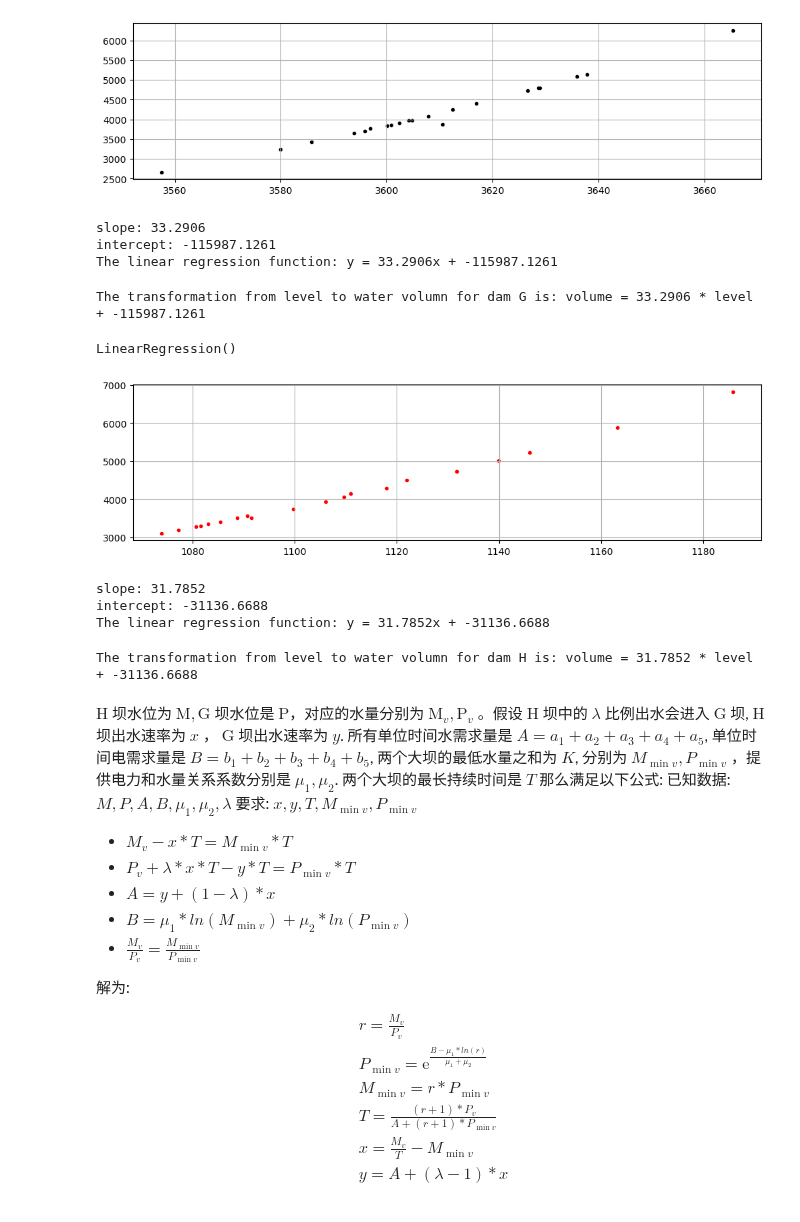
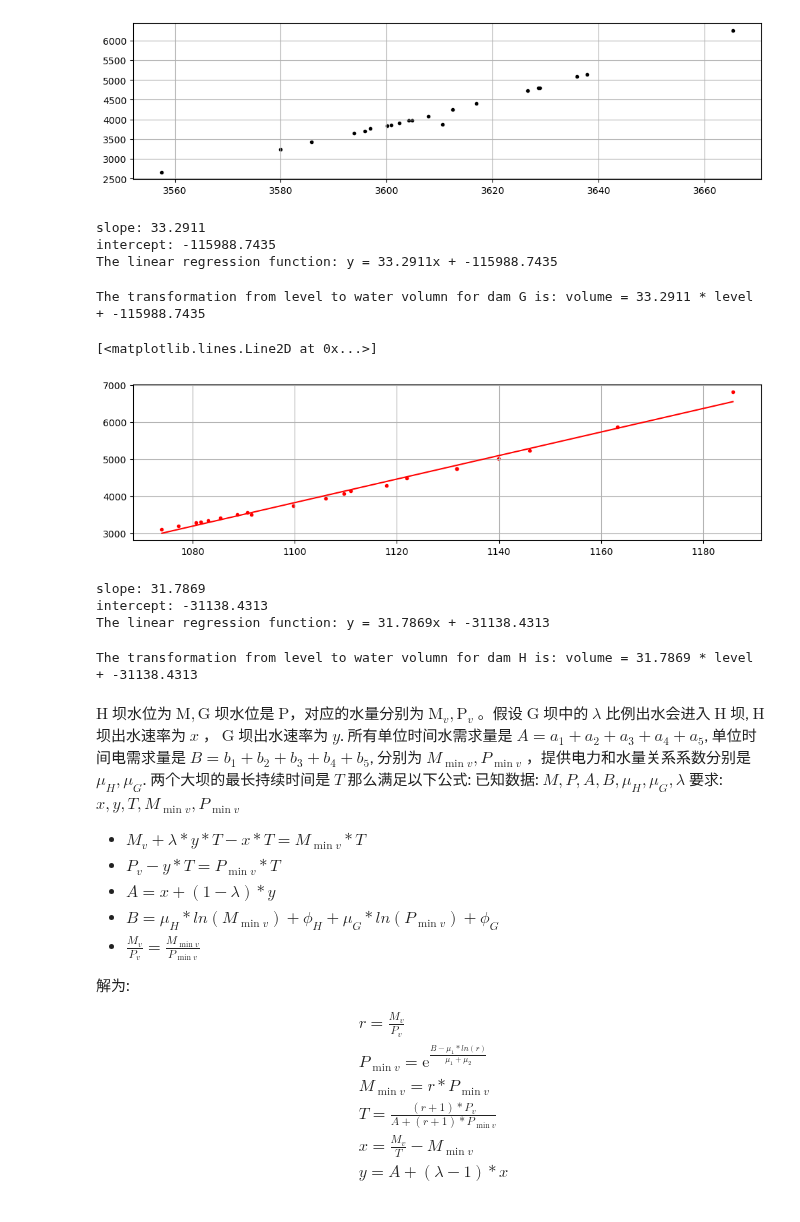
Before and after one commit to SILENT-GUO/MCM_works, a Jupyter notebook: 2022TaskB/Problem_1.ipynb, the cells around one changed output. Cells and saved outputs as stored; diff of their text form; code cells hidden in the pictures.

```diff
--- a/2022TaskB/Problem_1.ipynb
+++ b/2022TaskB/Problem_1.ipynb
@@ -28,7 +26,7 @@ waterH = df['waterH']
 levelH = df['levelH']
 
 def water_convert(water):
-    water = water * 325846.885 / 1e9
+    water = water * 325851.429 / 1e9
     return water
 
 waterG = water_convert(waterG)
@@ -138,43 +136,48 @@ print('slope: %.4f' % levelG2waterG.coef_[0])
 print('intercept: %.4f' % levelG2waterG.intercept_)
 print('The linear regression function: y = %.4fx + %.4f' %(levelG2waterG.coef_[0], levelG2waterG.intercept_))
 # %% [output]
-slope: 33.2906
-intercept: -115987.1261
-The linear regression function: y = 33.2906x + -115987.1261
+slope: 33.2911
+intercept: -115988.7435
+The linear regression function: y = 33.2911x + -115988.7435
 # %%
 print('The transformation from level to water volumn for dam G is: volume = %.4f * level + %.4f' %(levelG2waterG.coef_[0], levelG2waterG.intercept_))
 # %% [output]
-The transformation from level to water volumn for dam G is: volume = 33.2906 * level + -115987.1261
+The transformation from level to water volumn for dam G is: volume = 33.2911 * level + -115988.7435
 # %%
 # water = a * level + b
 fig = plt.figure(figsize =(12,3))
+waterH = np.round(waterH, 0)
 plt.scatter(levelH,waterH,marker = '.',color = 'r')
 plt.grid(True)
 
 levelH2waterH = linear_model.LinearRegression()
 levelH2waterH.fit(levelH[:,np.newaxis], waterH[:,np.newaxis])
+
+x = np.linspace(min(levelH), max(levelH), 100)
+y = levelH2waterH.coef_[0] * x + levelH2waterH.intercept_
+plt.plot(x, y, color = 'r')
 # %% [output]
-LinearRegression()
+[<matplotlib.lines.Line2D at 0x...>]
-[figure, old version]
+[figure, new version]
 # %%
 print('slope: %.4f' % levelH2waterH.coef_[0])
 print('intercept: %.4f' % levelH2waterH.intercept_)
 print('The linear regression function: y = %.4fx + %.4f' %(levelH2waterH.coef_[0], levelH2waterH.intercept_))
 # %% [output]
-slope: 31.7852
-intercept: -31136.6688
-The linear regression function: y = 31.7852x + -31136.6688
+slope: 31.7869
+intercept: -31138.4313
+The linear regression function: y = 31.7869x + -31138.4313
 # %%
 print('The transformation from level to water volumn for dam H is: volume = %.4f * level + %.4f' %(levelH2waterH.coef_[0], levelH2waterH.intercept_))
 # %% [output]
-The transformation from level to water volumn for dam H is: volume = 31.7852 * level + -31136.6688
+The transformation from level to water volumn for dam H is: volume = 31.7869 * level + -31138.4313
 # %% [markdown]
-$\mathrm{H}$ 坝水位为 $\mathrm{M}, \mathrm{G}$ 坝水位是 $\mathrm{P}$，对应的水量分别为 $\mathrm{M}_v, \mathrm{P}_v$ 。假设 $\mathrm{H}$ 坝中的 $\lambda$ 比例出水会进入 $\mathrm{G}$ 坝, $\mathrm{H}$ 坝出水速率为 $x$ ， $\mathrm{G}$ 坝出水速率为 $y$. 所有单位时间水需求量是 $A=a_1+a_2+a_3+a_4+a_5$, 单位时间电需求量是 $B=b_1+b_2+b_3+b_4+b_5$, 两个大坝的最低水量之和为 $K$, 分别为 $M_{\min v}, P_{\min v}$ ，提供电力和水量关系系数分别是 $\mu_1, \mu_2$. 两个大坝的最长持续时间是 $T$ 那么满足以下公式:
-已知数据: $M, P, A, B, \mu_1, \mu_2, \lambda$ 要求: $x, y, T, M_{\min v}, P_{\min v}$
-- $M_v - x * T=M_{\min v} * T$
-- $P_v + \lambda * x * T-y * T=P_{\min v} * T$
-- $A=y+(1-\lambda) * x$
-- $B=\mu_1 * ln(M_{\min v}) + \mu_2 * ln(P_{\min v})$
+$\mathrm{H}$ 坝水位为 $\mathrm{M}, \mathrm{G}$ 坝水位是 $\mathrm{P}$，对应的水量分别为 $\mathrm{M}_v, \mathrm{P}_v$ 。假设 $\mathrm{G}$ 坝中的 $\lambda$ 比例出水会进入 $\mathrm{H}$ 坝, $\mathrm{H}$ 坝出水速率为 $x$ ， $\mathrm{G}$ 坝出水速率为 $y$. 所有单位时间水需求量是 $A=a_1+a_2+a_3+a_4+a_5$, 单位时间电需求量是 $B=b_1+b_2+b_3+b_4+b_5$, 分别为 $M_{\min v}, P_{\min v}$ ，提供电力和水量关系系数分别是 $\mu_H, \mu_G$. 两个大坝的最长持续时间是 $T$ 那么满足以下公式:
+已知数据: $M, P, A, B, \mu_H, \mu_G, \lambda$ 要求: $x, y, T, M_{\min v}, P_{\min v}$
+- $M_v + \lambda * y * T - x * T=M_{\min v} * T$
+- $P_v -y * T=P_{\min v} * T$
+- $A=x+(1-\lambda) * y$
+- $B=\mu_H * ln(M_{\min v}) + \phi_H + \mu_G * ln(P_{\min v}) + \phi_G$
 - $ \frac{M_v}{P_v} = \frac{M_{\min v}}{P_{\min v}} $
 
 解为:
```
Also changed, not shown: parts of 10 cells of this notebook, 3 other files.
